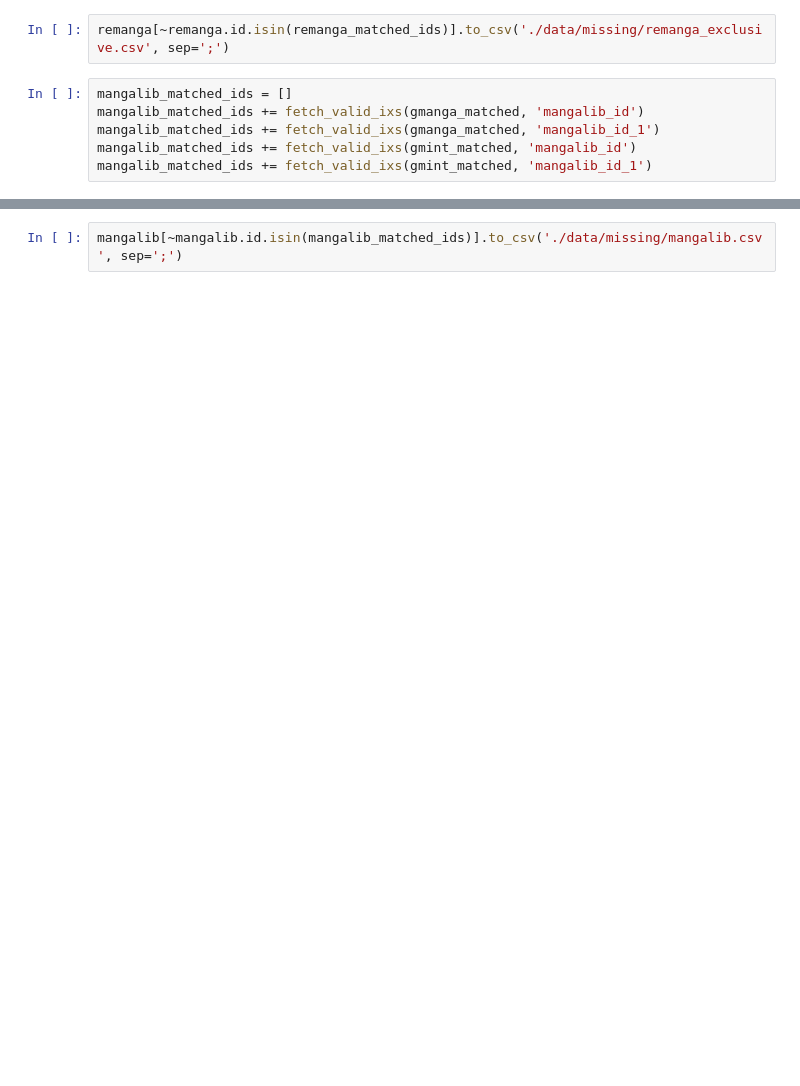
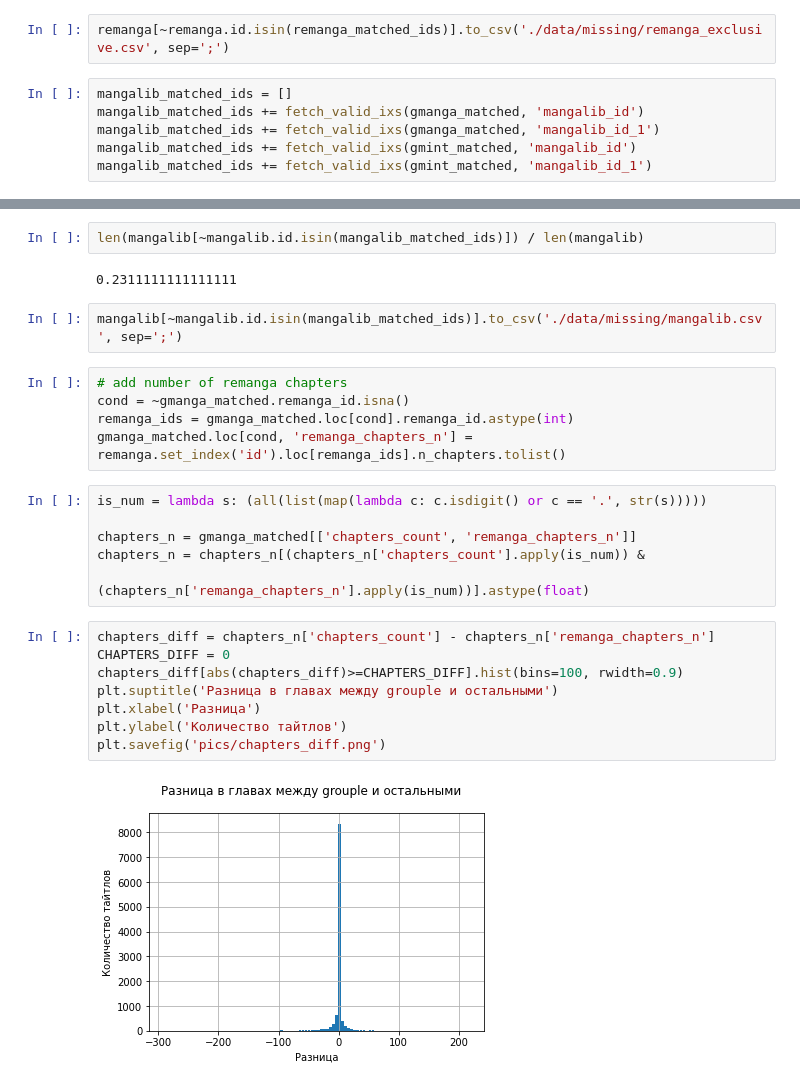
Before and after one commit to GroupLe/missing-mangas, a Jupyter notebook: 03-find_missing.ipynb, the cells around one changed output, grey strips where cells are left out. Drawn from its saved outputs; the diff is of its cells as text; blank space fills up the shorter version.

```diff
--- a/03-find_missing.ipynb
+++ b/03-find_missing.ipynb
@@ -82,2 +87,27 @@ mangalib[~mangalib.id.isin(mangalib_matched_ids)]
+# %%
+len(mangalib[~mangalib.id.isin(mangalib_matched_ids)]) / len(mangalib)
+# %% [output]
+0.2311111111111111
 # %%
 mangalib[~mangalib.id.isin(mangalib_matched_ids)].to_csv('./data/missing/mangalib.csv', sep=';')
+# %%
+# add number of remanga chapters
+cond = ~gmanga_matched.remanga_id.isna()
+remanga_ids = gmanga_matched.loc[cond].remanga_id.astype(int)
+gmanga_matched.loc[cond, 'remanga_chapters_n'] = remanga.set_index('id').loc[remanga_ids].n_chapters.tolist()
+# %%
+is_num = lambda s: (all(list(map(lambda c: c.isdigit() or c == '.', str(s)))))
+
+chapters_n = gmanga_matched[['chapters_count', 'remanga_chapters_n']]
+chapters_n = chapters_n[(chapters_n['chapters_count'].apply(is_num)) &
+                        (chapters_n['remanga_chapters_n'].apply(is_num))].astype(float)
+# %%
+chapters_diff = chapters_n['chapters_count'] - chapters_n['remanga_chapters_n']
+CHAPTERS_DIFF = 0
+chapters_diff[abs(chapters_diff)>=CHAPTERS_DIFF].hist(bins=100, rwidth=0.9)
+plt.suptitle('Разница в главах между grouple и остальными')
+plt.xlabel('Разница')
+plt.ylabel('Количество тайтлов')
+plt.savefig('pics/chapters_diff.png')
+# %% [output]
+[figure, added]
```
Also changed, not shown: parts of 7 cells of this notebook, 3 other files.
